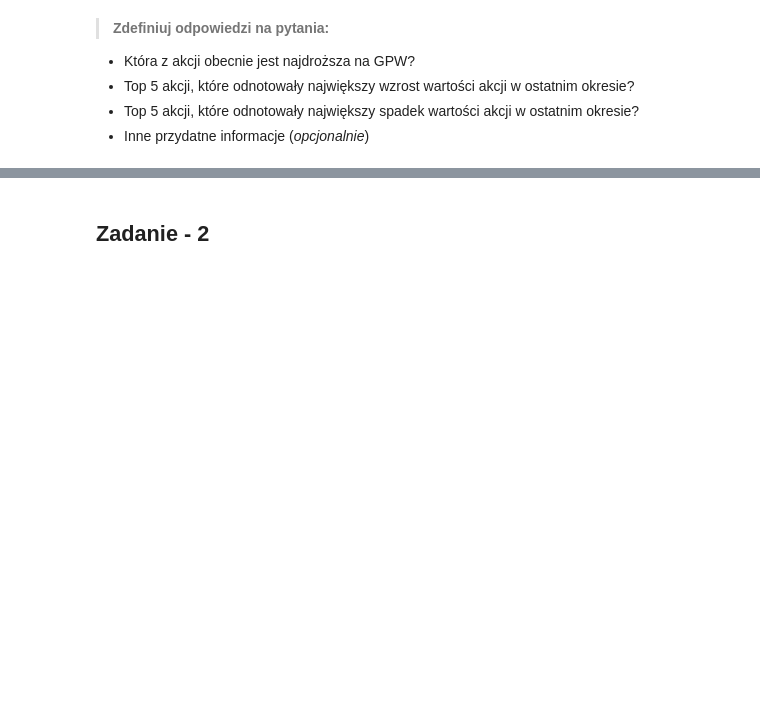
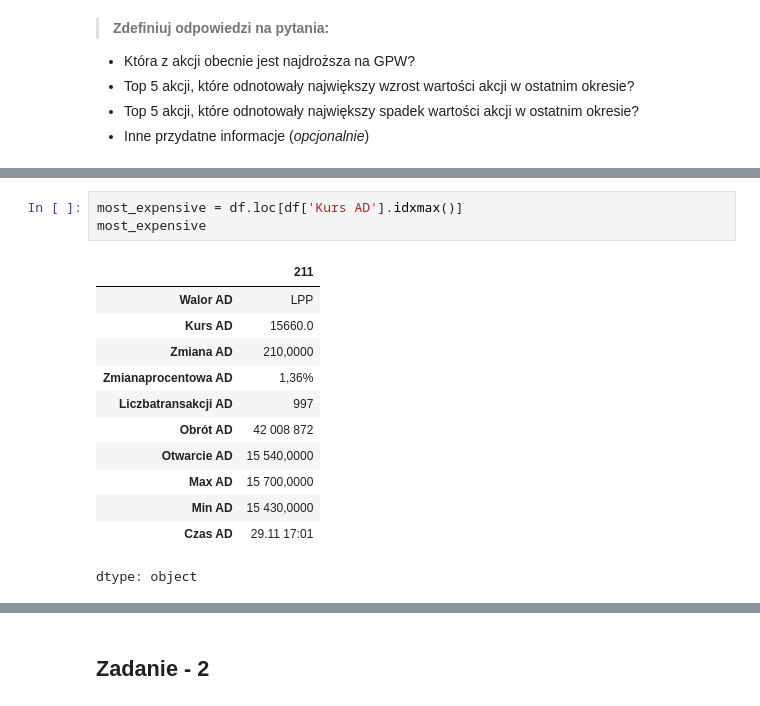
Before and after one commit to Ayumi-Smith/ADS, a Jupyter notebook: Kopia_notatnika_M8PD1V1_Python.ipynb, the cells around one changed output, grey strips where cells are left out. Drawn from its saved outputs; the diff is of its cells as text; blank space fills up the shorter version.

```diff
--- a/Kopia_notatnika_M8PD1V1_Python.ipynb
+++ b/Kopia_notatnika_M8PD1V1_Python.ipynb
@@ -60 +73,17 @@ Name: Zmiana procentowa AD, dtype: object
+# %%
+most_expensive = df.loc[df['Kurs AD'].idxmax()]
+most_expensive
+# %% [output]
+|  | 211 |
+| Walor AD | LPP |
+| Kurs AD | 15660.0 |
+| Zmiana AD | 210,0000 |
+| Zmianaprocentowa AD | 1,36% |
+| Liczbatransakcji AD | 997 |
+| Obrót AD | 42 008 872 |
+| Otwarcie AD | 15 540,0000 |
+| Max AD | 15 700,0000 |
+| Min AD | 15 430,0000 |
+| Czas AD | 29.11 17:01 |
+dtype: object
 # %%
```
Also changed, not shown: parts of 17 cells of this notebook.
